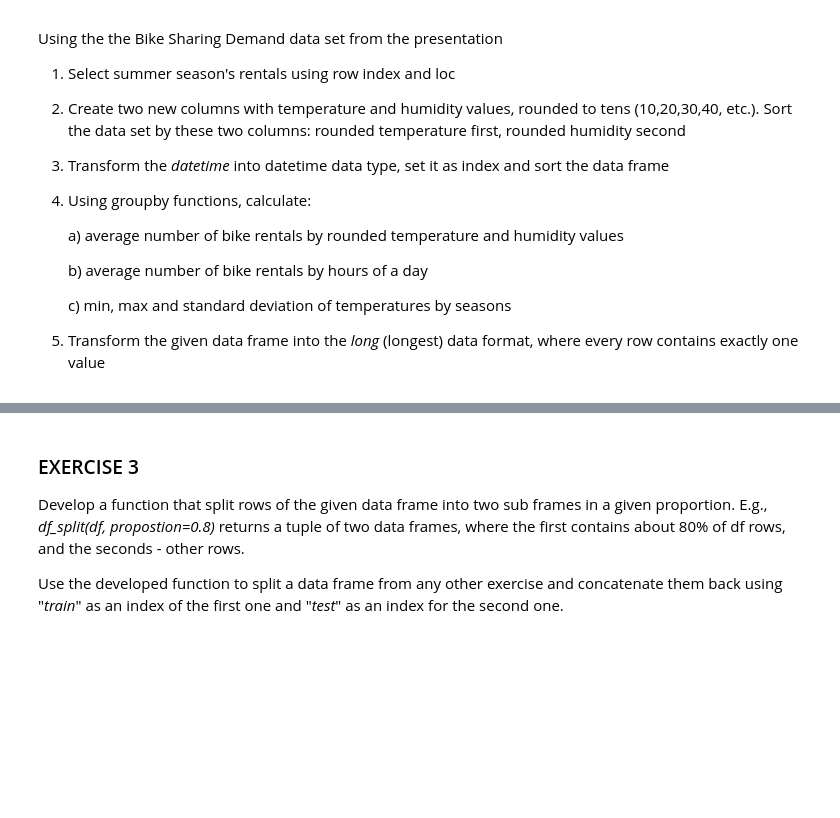
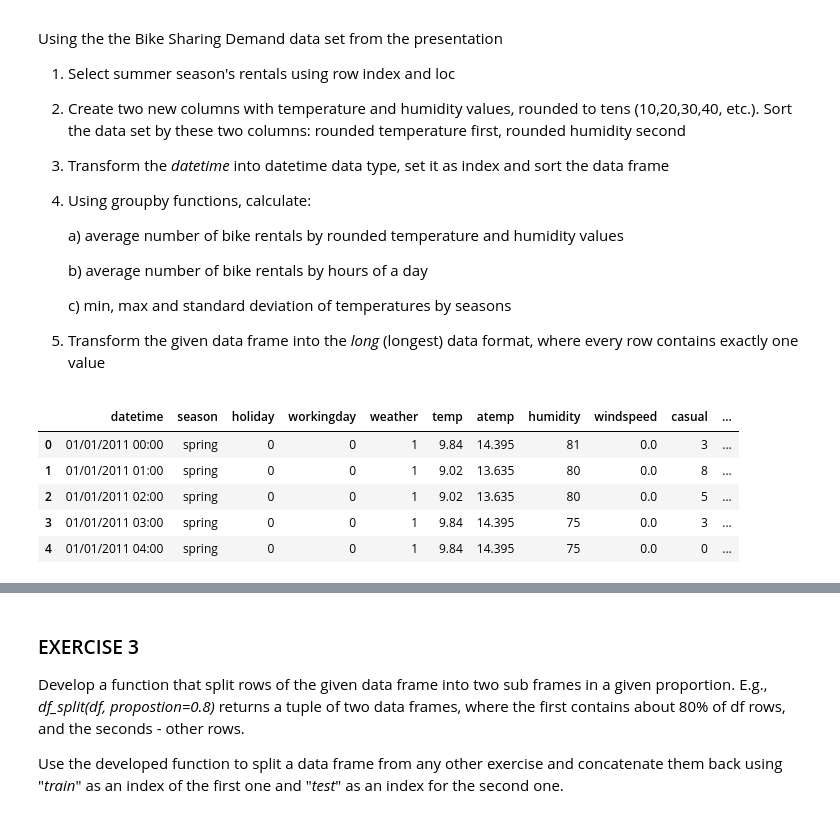
Before and after one commit to Takosaga/fall_23, a Jupyter notebook: programming_for_data_analytics/Gamez_lab5.ipynb, the cells around one changed output, grey strips where cells are left out. Saved outputs shown, nothing was run; the diff lists cells and outputs as text; code cells hidden in the pictures; blank space fills up the shorter version.

```diff
--- a/programming_for_data_analytics/Gamez_lab5.ipynb
+++ b/programming_for_data_analytics/Gamez_lab5.ipynb
@@ -180,3 +180,15 @@ Using the the Bike Sharing Demand data set from the presentation
     c) min, max and standard deviation of temperatures by seasons
 
 5. Transform the given data frame into the _long_ (longest) data format, where every row contains exactly one value
+# %%
+url = "https://raw.githubusercontent.com/DmitryPavlyuk/python-da/main/week5/data/bikes.csv"
+
+bikes = pd.read_csv(url)
+bikes.head()
+# %% [output]
+|  | datetime | season | holiday | workingday | weather | temp | atemp | humidity | windspeed | casual | ... |
+| 0 | 01/01/2011 00:00 | spring | 0 | 0 | 1 | 9.84 | 14.395 | 81 | 0.0 | 3 | ... |
+| 1 | 01/01/2011 01:00 | spring | 0 | 0 | 1 | 9.02 | 13.635 | 80 | 0.0 | 8 | ... |
+| 2 | 01/01/2011 02:00 | spring | 0 | 0 | 1 | 9.02 | 13.635 | 80 | 0.0 | 5 | ... |
+| 3 | 01/01/2011 03:00 | spring | 0 | 0 | 1 | 9.84 | 14.395 | 75 | 0.0 | 3 | ... |
+| 4 | 01/01/2011 04:00 | spring | 0 | 0 | 1 | 9.84 | 14.395 | 75 | 0.0 | 0 | ... |
```
Also changed, not shown: parts of 7 cells of this notebook.
